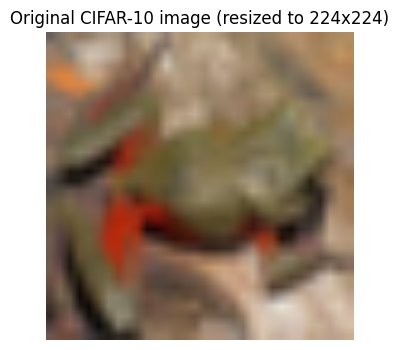
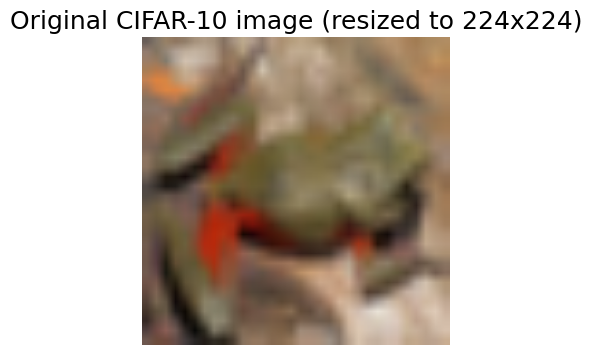
The change to this notebook cell's code, shown as a diff; its figure went from the first image to the second:
--- before
+++ after
@@ -4,5 +4,5 @@
 # Define ImageNet normalization constants for denormalization during visualization
 
-IMAGENET_MEAN = torch.tensor([0.485, 0.456, 0.406], device=device).view(1,3,1,1)
+IMAGENET_MEAN = torch.tensor([0.485, 0.456, 0.406], device=device).view(1,3,1,1) 
 IMAGENET_STD  = torch.tensor([0.229, 0.224, 0.225], device=device).view(1,3,1,1)
 
@@ -24,5 +24,6 @@
 
 # Display the original clean image
-plt.figure(figsize=(4,4))
+plt.figure(figsize=(4,4)) 
 show_tensor_image(img, "Original CIFAR-10 image (resized to 224x224)")
 plt.show()
+print(img)

Commit: feat[comments]: added comments add made some comments